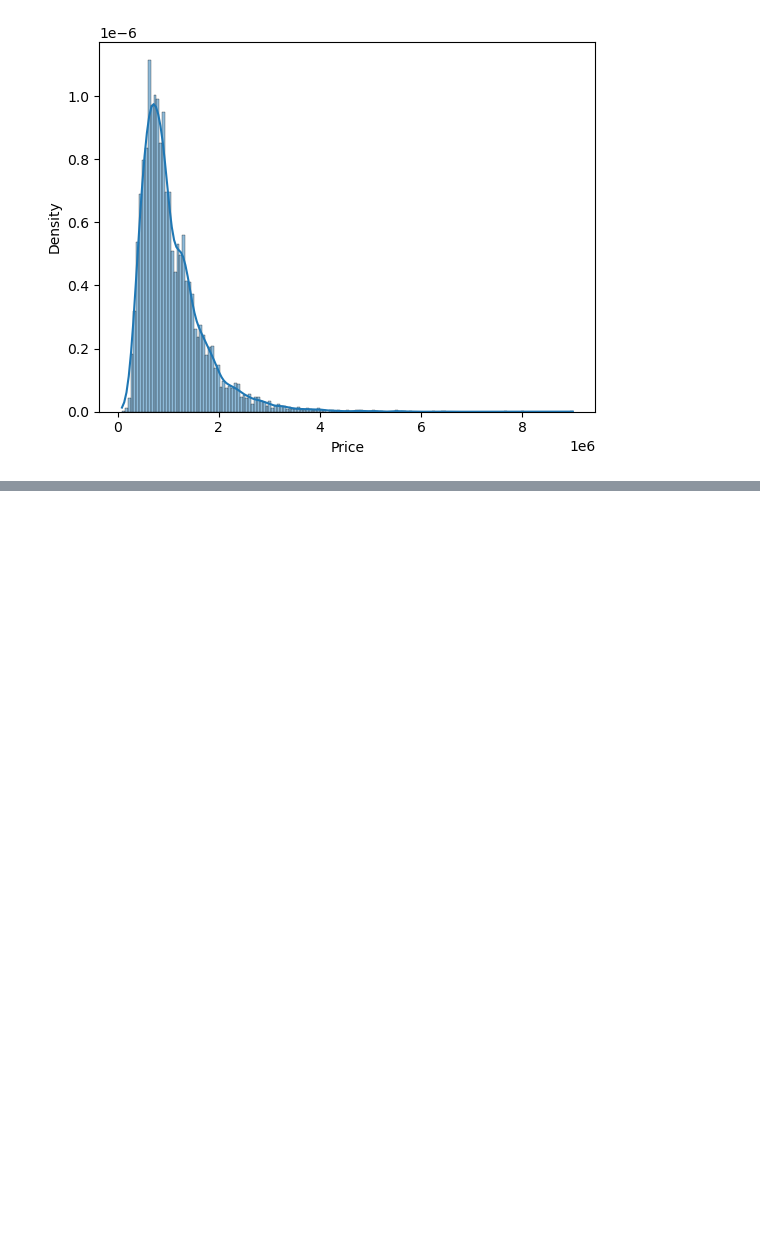
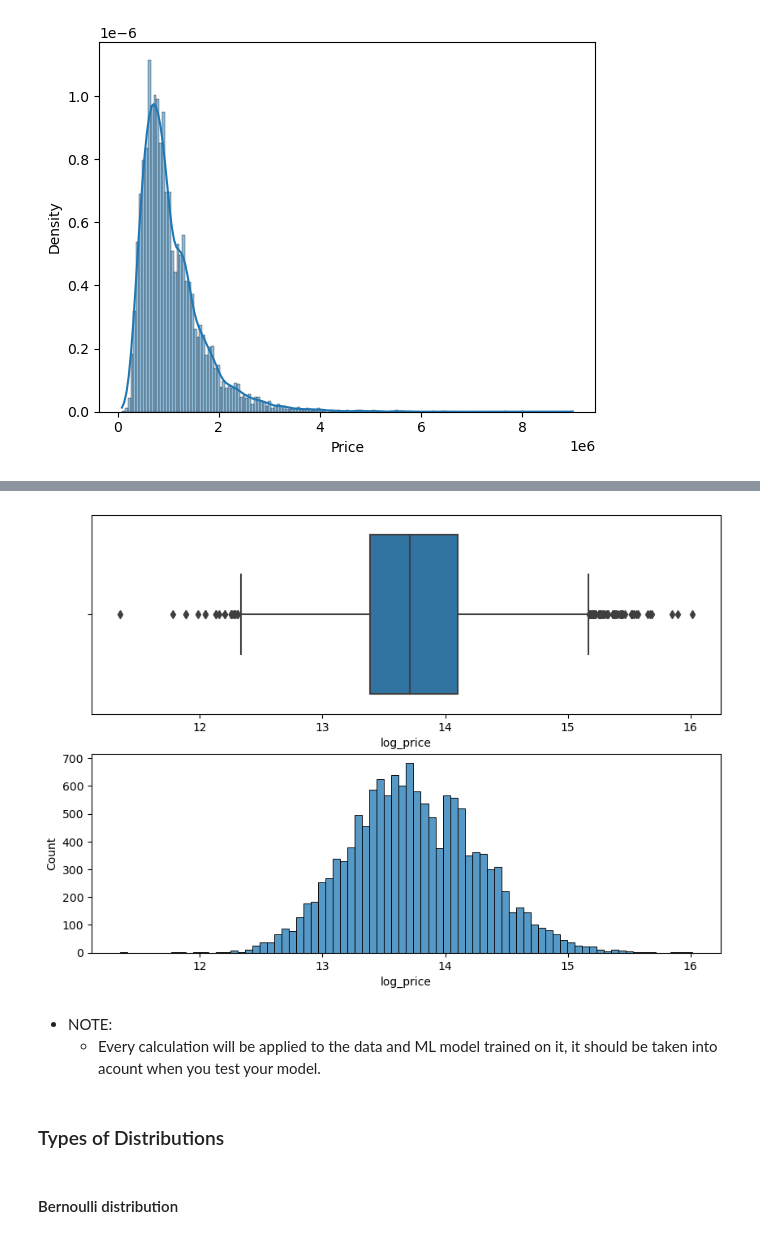
Before and after one commit to Abeermorshdy/Applied-Math, a Jupyter notebook: Statistics and probability/D3-stats.ipynb, the cells around one changed output, grey strips where cells are left out. Saved outputs shown, nothing was run; the diff lists cells and outputs as text; code cells hidden in the pictures; blank space fills up the shorter version.

Commit message:
Types of distributions

```diff
--- a/Statistics and probability/D3-stats.ipynb
+++ b/Statistics and probability/D3-stats.ipynb
@@ -89,0 +100,16 @@ sns.histplot(data = df , x = 'Price',kde='True', stat= 'density')
+# %%
+df['log_price'] = df['Price'].apply(np.log)
+# %%
+f , (ax_box,ax_hist)= plt.subplots(2,figsize = (10,7))
+sns.boxplot(data = df , x ='log_price',ax = ax_box)
+sns.histplot(data = df , x= 'log_price' , ax = ax_hist)
+plt.show()
+# %% [output]
+[figure, added]
+# %% [markdown]
+- NOTE:
+    - Every calculation will be applied to the data and ML model trained on it, it should be taken into acount when you test your model.
+# %% [markdown]
+### Types of Distributions
+# %% [markdown]
+#### Bernoulli distribution
```
Also changed, not shown: parts of 22 cells of this notebook, 3 other files.
